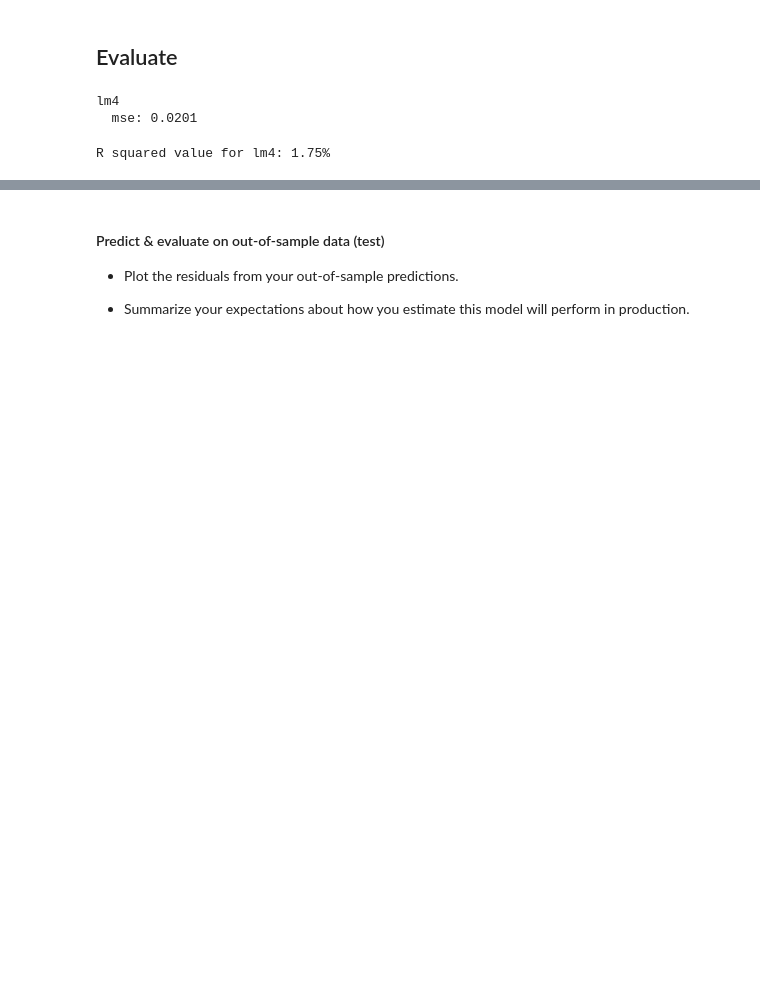
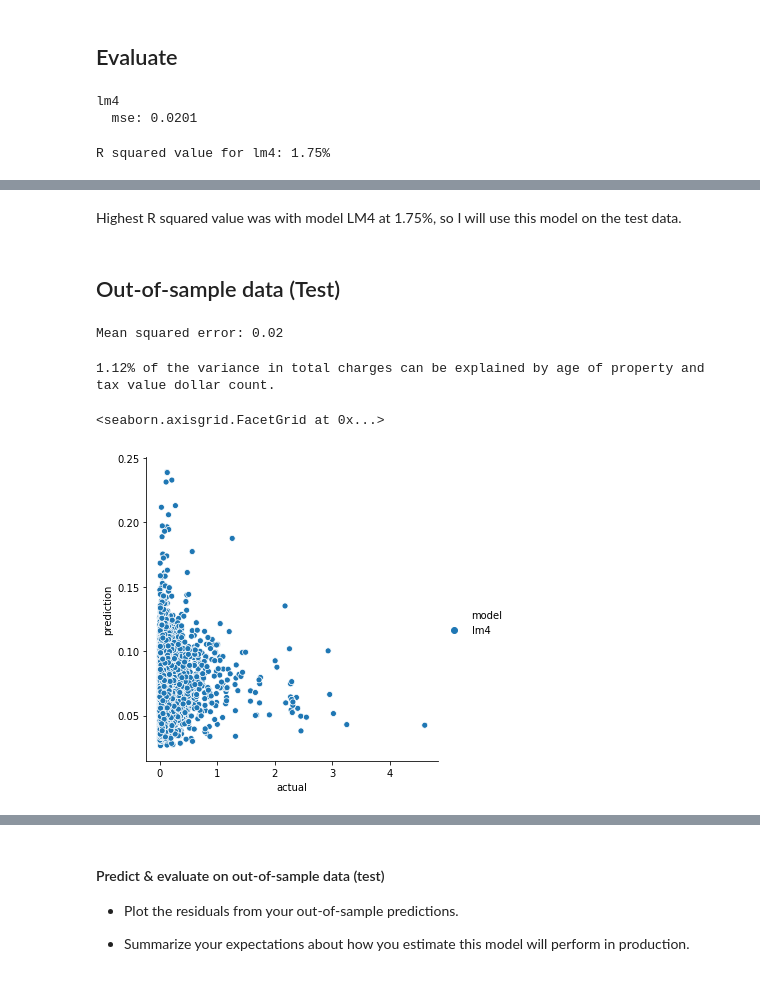
Before and after one commit to ksanmiguel10/codeup-ds-projects, a Jupyter notebook: Regression_Project_KatySalts.ipynb, the cells around one changed output, grey strips where cells are left out. Saved outputs shown, nothing was run; the diff lists cells and outputs as text; code cells hidden in the pictures; blank space fills up the shorter version.

```diff
--- a/Regression_Project_KatySalts.ipynb
+++ b/Regression_Project_KatySalts.ipynb
@@ -789,0 +781,29 @@ R squared value for lm4: 1.75%
+# %% [markdown]
+Highest R squared value was with model LM4 at 1.75%, so I will use this model on the test data.
+# %% [markdown]
+## Out-of-sample data (Test)
+# %%
+y_pred_lm4 = lm4.predict(X_test[['age_of_property', 'taxvaluedollarcnt']])
+# %%
+mse = mean_squared_error(y_test, y_pred_lm4)
+
+print("Mean squared error: %.2f" % mse)
+# %% [output]
+Mean squared error: 0.02
+# %%
+r2 = r2_score(y_test, y_pred_lm4)
+
+print('{:.2%} of the variance in total charges can be explained by age of property and tax value dollar count.'
+      .format(r2))
+# %% [output]
+1.12% of the variance in total charges can be explained by age of property and tax value dollar count.
+# %%
+pd.DataFrame({'actual': y_test.abs_logerror,
+              'lm4': y_pred_lm4.ravel()})\
+    .melt(id_vars=['actual'], var_name='model', value_name='prediction')\
+    .pipe((sns.relplot, 'data'), x='actual', y='prediction', hue='model')
+
+# plt.title('Predicted vs Actual Total Charges for test sample')
+# %% [output]
+<seaborn.axisgrid.FacetGrid at 0x...>
+[figure, added]
```
Also changed, not shown: parts of 6 cells of this notebook.
